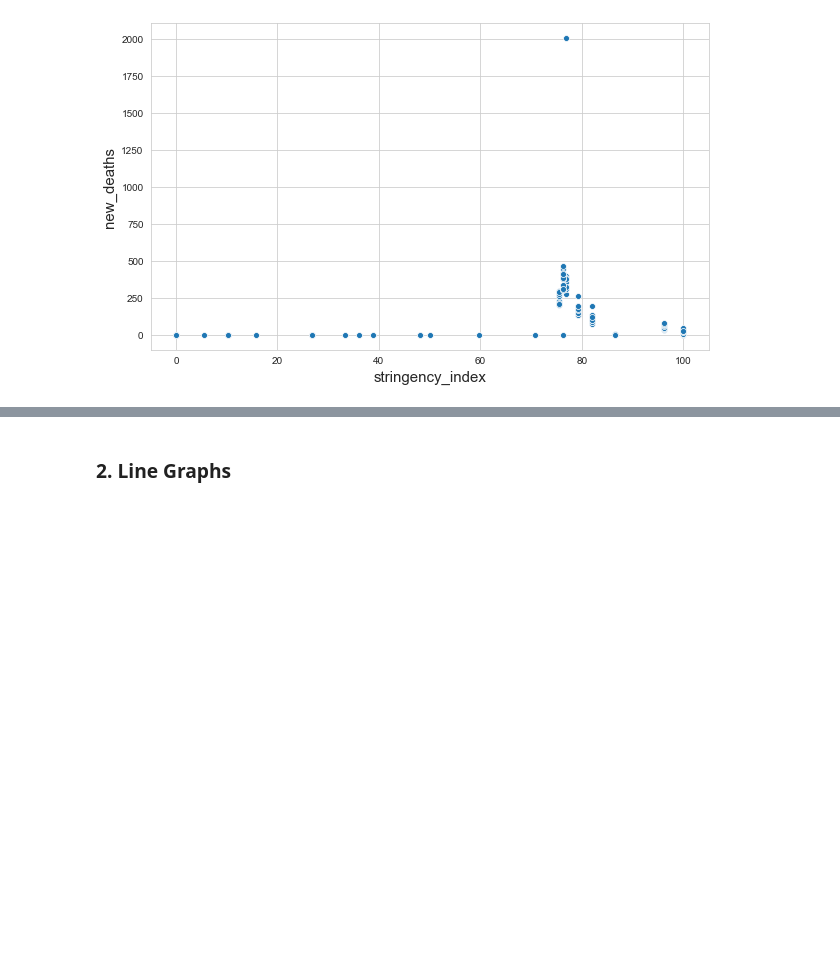
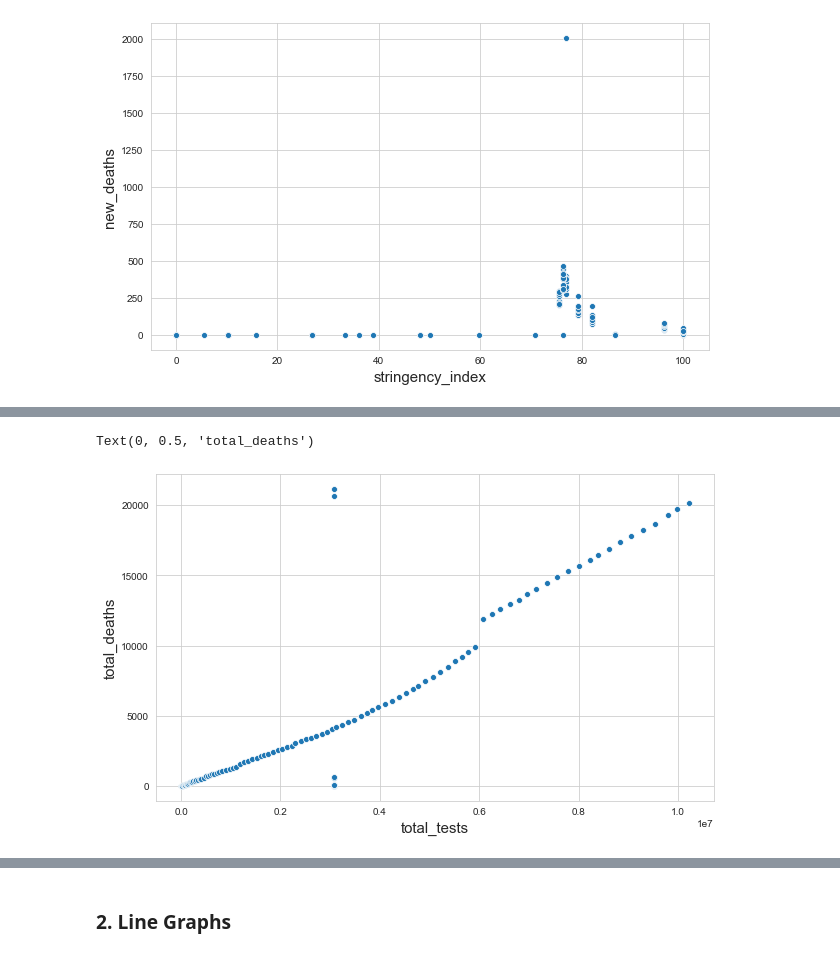
Before and after one commit to divyanshutewari17/Covid-19-Analysis, a Jupyter notebook: Covid-19 Cases Prediction and Analysis for India/covid_Prediction.ipynb, the cells around one changed output, grey strips where cells are left out. Drawn from its saved outputs; the diff is of its cells as text; code cells hidden in the pictures; blank space fills up the shorter version.

```diff
--- a/Covid-19 Cases Prediction and Analysis for India/covid_Prediction.ipynb
+++ b/Covid-19 Cases Prediction and Analysis for India/covid_Prediction.ipynb
@@ -549,0 +559,8 @@ Text(0, 0.5, 'new_deaths')
+# %%
+plt.figure(figsize=(10,6))
+sns.scatterplot(x='total_tests',y='total_deaths', data=df)
+plt.xlabel('total_tests', fontsize=15)
+plt.ylabel('total_deaths', fontsize=15)
+# %% [output]
+Text(0, 0.5, 'total_deaths')
+[figure, added]
```
Also changed, not shown: parts of 11 cells of this notebook, 1 other file.
